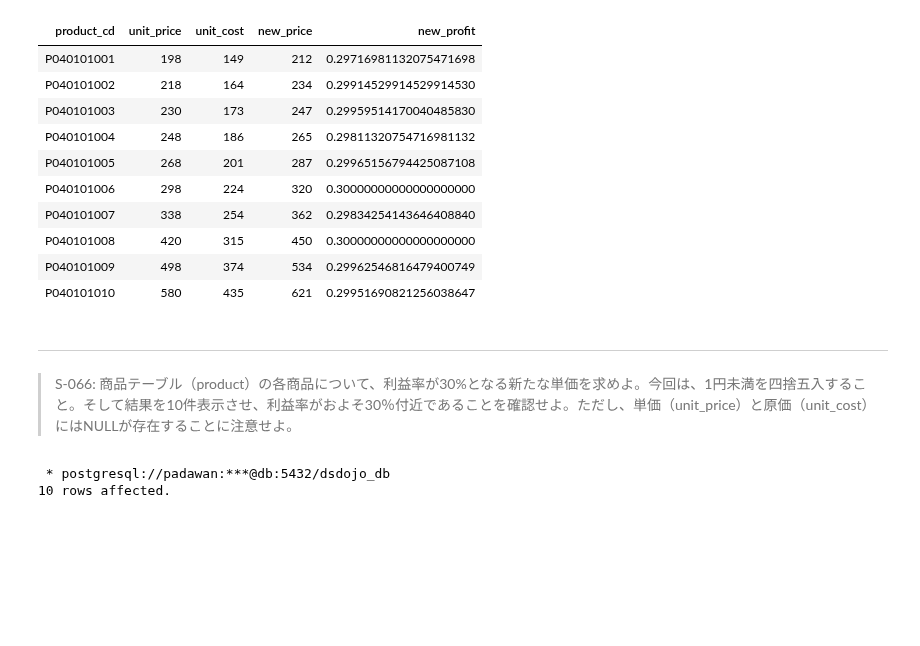
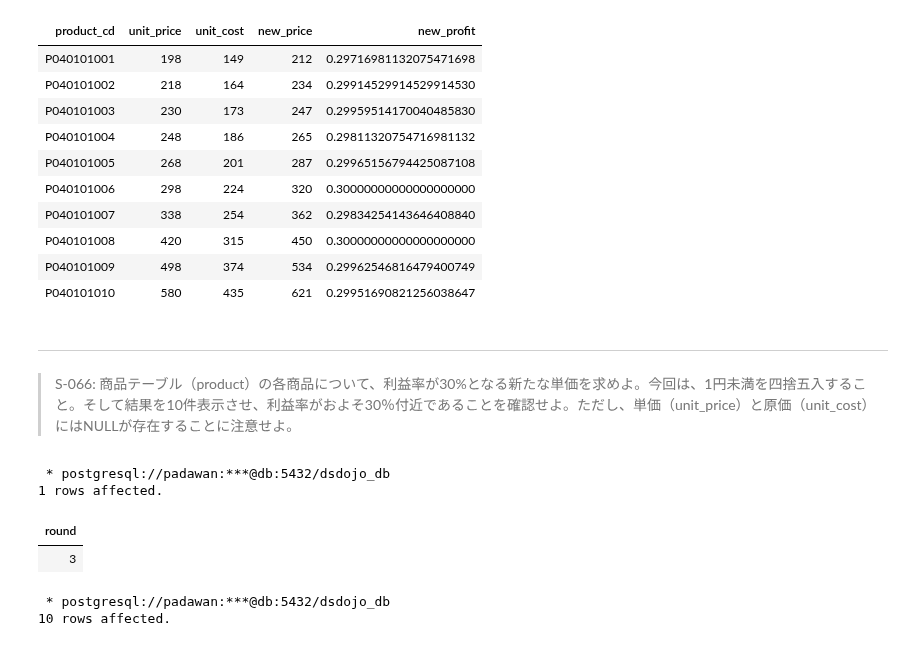
Before and after one commit to The-Japan-DataScientist-Society/100knocks-preprocess, a Jupyter notebook: docker/work/answer/ans_preprocess_knock_SQL.ipynb, the cells around one changed output. Saved outputs shown, nothing was run; the diff lists cells and outputs as text; code cells hidden in the pictures; blank space fills up the shorter version.

```diff
--- a/docker/work/answer/ans_preprocess_knock_SQL.ipynb
+++ b/docker/work/answer/ans_preprocess_knock_SQL.ipynb
@@ -1854,6 +1216,15 @@ LIMIT 10
 # %% [markdown]
 ---
 > S-066: 商品テーブル（product）の各商品について、利益率が30%となる新たな単価を求めよ。今回は、1円未満を四捨五入すること。そして結果を10件表示させ、利益率がおよそ30％付近であることを確認せよ。ただし、単価（unit_price）と原価（unit_cost）にはNULLが存在することに注意せよ。
+# %%
+%%sql
+
+SELECT ROUND(2.5)
+# %% [output]
+ * postgresql://padawan:***@db:5432/dsdojo_db
+1 rows affected.
+| round |
+| 3 |
 # %%
 %%sql
 
```
Also changed, not shown: parts of 71 cells of this notebook, 12 other files.
